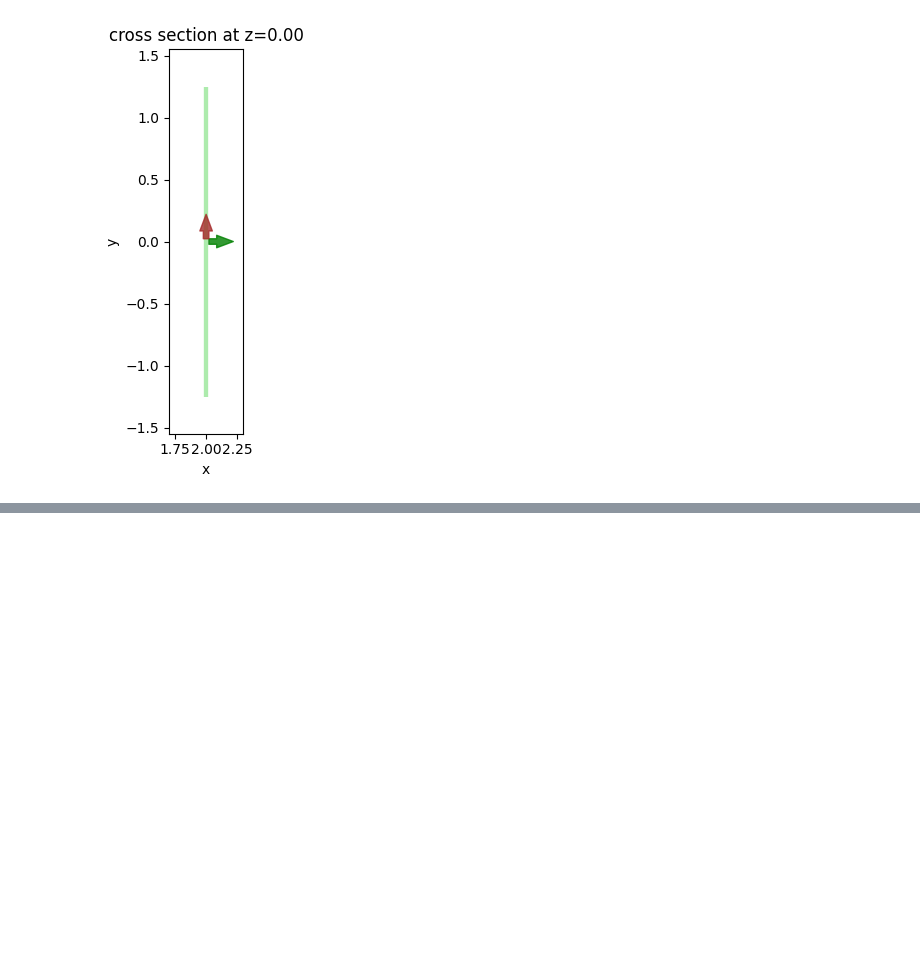
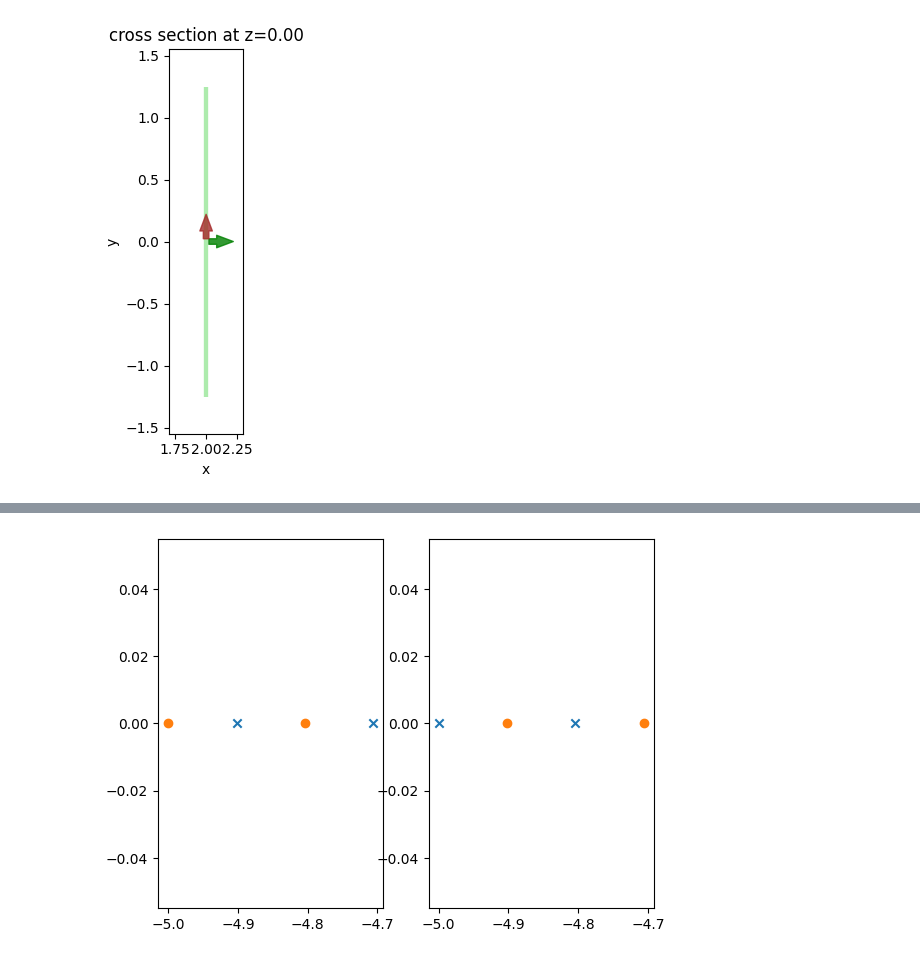
Before and after one commit to Dj1312/pepper, a Jupyter notebook: examples/gaussian.ipynb, the cells around one changed output, grey strips where cells are left out. Cells and saved outputs as stored; diff of their text form; code cells hidden in the pictures; blank space fills up the shorter version.

```diff
--- a/examples/gaussian.ipynb
+++ b/examples/gaussian.ipynb
@@ -62,9 +62,11 @@ gaussian_beam.plot(z=0);
 # %% [output]
 [figure]
 # %%
-sim = TidySimulationFdfd(
-    size=[x_span, y_span, 0],
+sim = SimulationFdfd(
+    size=[x_span, y_span, 0.1],
     sources=[gaussian_beam],
+    polarization='TE',
+    wavelength=3*1e-6
 )
 
 sim.plot(z=0.01)
@@ -77,2 +79,19 @@ sim.plot(z=0.01)
 <Axes: title={'center': 'cross section at z=0.01'}, xlabel='x', ylabel='y'>
 [figure]
+# %%
+Ex_x = sim.grid.yee.E.x.x[0:2]
+Ex_y = sim.grid.yee.E.x.y[0:2]
+
+Ey_x = sim.grid.yee.E.y.x[0:2]
+Ey_y = sim.grid.yee.E.y.y[0:2]
+
+fig, ax = plt.subplots(1,2)
+ax[0].scatter(Ex_x, y=[0] * len(Ex_x), label=r'E_x_x', marker='x')
+ax[0].scatter(Ey_x, y=[0] * len(Ey_x), label=r'E_y_x')
+
+ax[1].scatter(Ex_y, y=[0] * len(Ex_y), label=r'E_x_y', marker='x')
+ax[1].scatter(Ey_y, y=[0] * len(Ey_y), label=r'E_y_y')
+
+plt.show()
+# %% [output]
+[figure, added]
```
Also changed, not shown: parts of 13 cells of this notebook, 2 other files.
